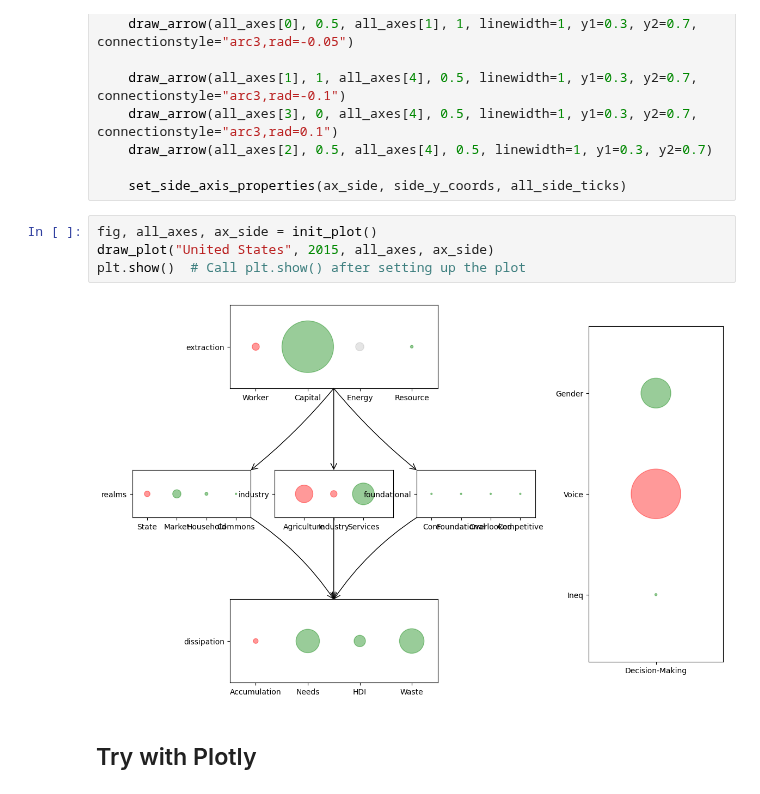
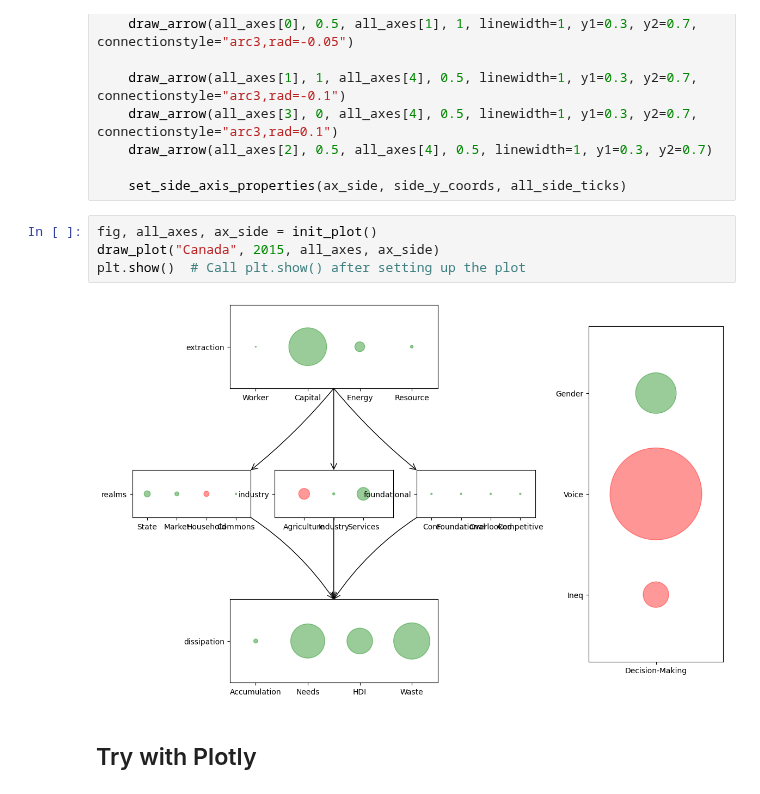
Before and after one commit to saviorand/provisioning-model, a Jupyter notebook: provisioning_model/notebooks/exploratory.ipynb, the cells around one changed output. Drawn from its saved outputs; the diff is of its cells as text.

```diff
--- a/provisioning_model/notebooks/exploratory.ipynb
+++ b/provisioning_model/notebooks/exploratory.ipynb
@@ -159,10 +159,10 @@ def draw_plot(country, year_number, all_axes, ax_side):
     set_side_axis_properties(ax_side, side_y_coords, all_side_ticks)
 # %%
 fig, all_axes, ax_side = init_plot()
-draw_plot("United States", 2015, all_axes, ax_side)
+draw_plot("Canada", 2015, all_axes, ax_side)
 plt.show()  # Call plt.show() after setting up the plot
 # %% [output]
-[figure, old version]
+[figure, new version]
 # %% [markdown]
 ## Try with Plotly
 # %%
```
Also changed, not shown: parts of 1 cell of this notebook.
